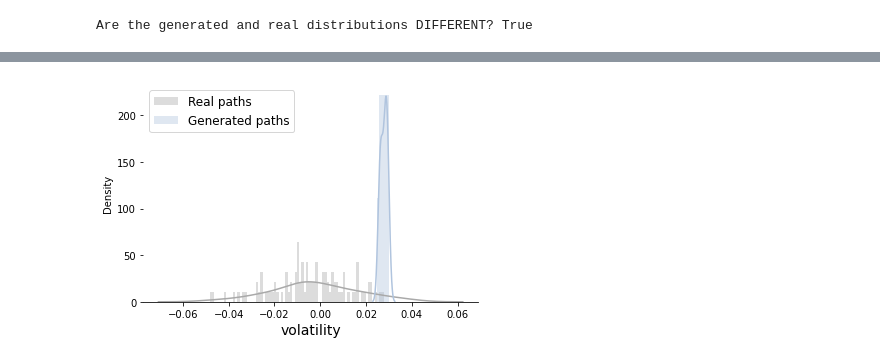
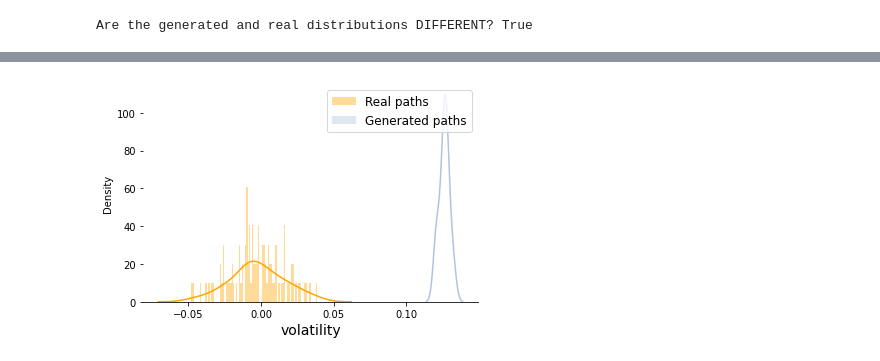
Before and after one commit to tkts0426/JAFEE_2022_winter, a Jupyter notebook: program/notebooks/main_price.ipynb, the cells around one changed output, grey strips where cells are left out. Cells and saved outputs as stored; diff of their text form; code cells hidden in the pictures.

```diff
--- a/program/notebooks/main_price.ipynb
+++ b/program/notebooks/main_price.ipynb
@@ -78,7 +79,7 @@ leadlag_DATAs = np.array(leadlag_DATAs)
 # %% [markdown]
 # Make explanatory variable
 # %%
-sig_order = 4
+sig_order = 3
 exp_col = [2, 3]
 # %%
 orig_logsig = []
@@ -191,7 +192,7 @@ tensor(0.1283, dtype=torch.float64, grad_fn=<DivBackward0>)
 # Generate the processes
 # %%
 # Pip size
-pip = 0.000001
+pip = 0.0000045
 
 # Number of pips for search space
 n_pips = 1000
@@ -270,32 +271,32 @@ real_vol = [path[40, 2] - path[0, 2] for path in DATAs[:100]]
 # 最小値
 x_min_gene = min(generated_vol)
 x_min_real = min(real_vol)
 
 x_min = min(x_min_gene, x_min_real)
 
 # 最大値
 x_max_gene = max(generated_vol)
 x_max_real = max(real_vol)
 
 x_max = min(x_max_gene, x_max_real)
 
 # 最小値から最大値の範囲で5間隔
 range_bin_width = np.arange(x_min, x_max, 0.001)
 
 fig, ax = plt.subplots()
-ax = sns.distplot(real_vol, color = 'darkgray', bins=range_bin_width, label="Real paths", kde = True)
+ax = sns.distplot(real_vol, color = 'orange', bins=range_bin_width, label="Real paths", kde = True)
 ax = sns.distplot(generated_vol, color = 'lightsteelblue', bins=range_bin_width, label="Generated paths", kde = True)
 
 
 #外枠の削除
 plt.gca().spines['right'].set_visible(False)
 plt.gca().spines['top'].set_visible(False)
 plt.gca().spines['left'].set_visible(False)
 plt.gca().spines['bottom'].set_visible(True)
 
 plt.xlabel("volatility", fontsize=14)
 plt.legend(fontsize=12)
 fig.savefig("Figures/generatedVolFromPrice_40_{}.png".format(sig_order), dpi=300, bbox_inches="tight")
 plt.show();
 # %% [output]
-[figure, old version]
+[figure, new version]
```
Also changed, not shown: parts of 5 cells of this notebook, 8 other files.
